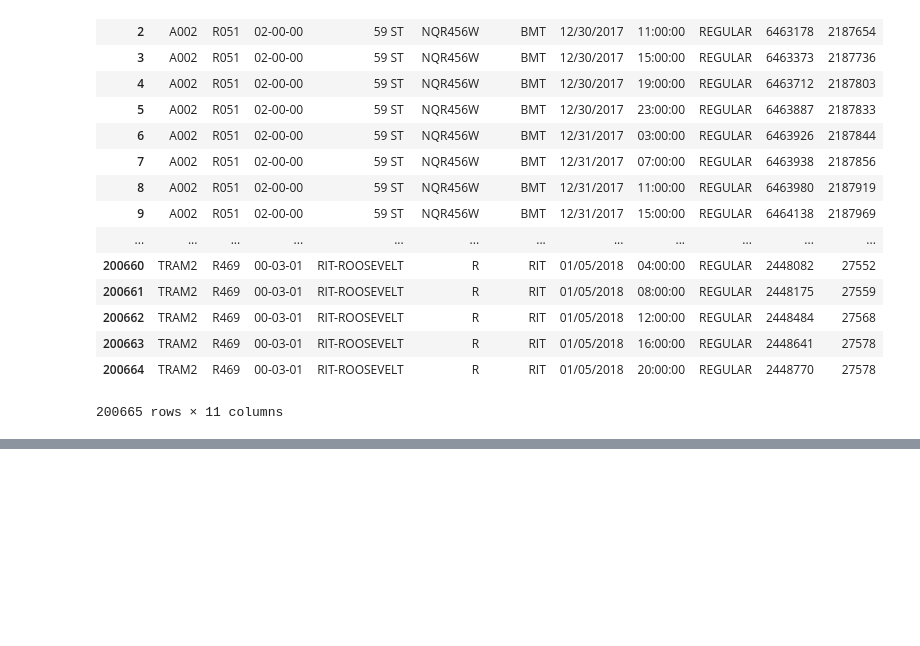
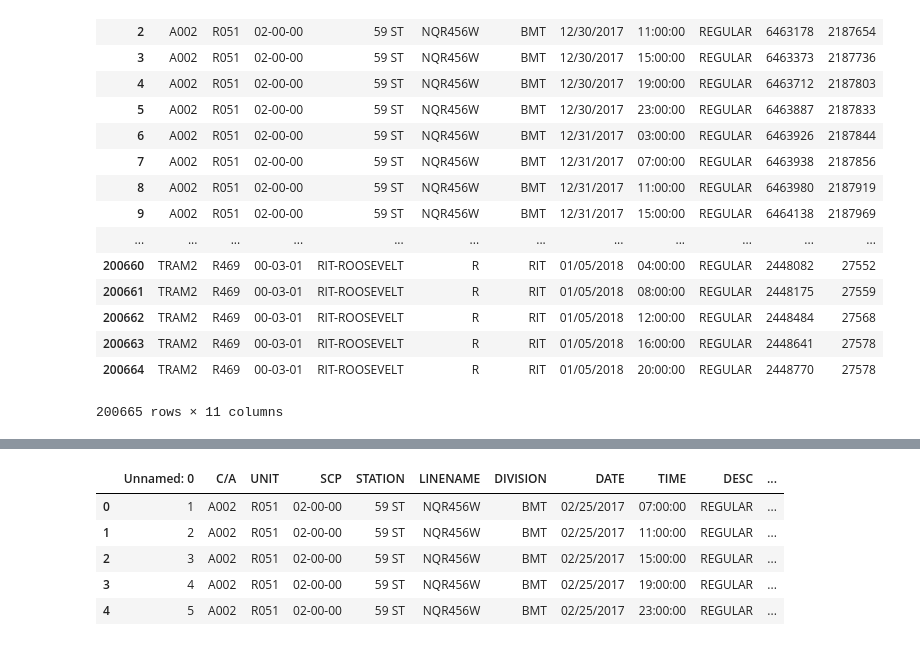
Before and after one commit to riyersk/MTAProject1Best, a Jupyter notebook: education_etc/Explore MTA data.ipynb, the cells around one changed output, grey strips where cells are left out. Saved outputs shown, nothing was run; the diff lists cells and outputs as text; code cells hidden in the pictures; blank space fills up the shorter version.

```diff
--- a/education_etc/Explore MTA data.ipynb
+++ b/education_etc/Explore MTA data.ipynb
@@ -50,0 +62,10 @@ turnstiles_df = get_data(week_nums)
+# %%
+mta_2017_df = pd.read_csv('../mta_data/year2017.csv')
+mta_2017_df.head()
+# %% [output]
+|  | Unnamed: 0 | C/A | UNIT | SCP | STATION | LINENAME | DIVISION | DATE | TIME | DESC | ... |
+| 0 | 1 | A002 | R051 | 02-00-00 | 59 ST | NQR456W | BMT | 02/25/2017 | 07:00:00 | REGULAR | ... |
+| 1 | 2 | A002 | R051 | 02-00-00 | 59 ST | NQR456W | BMT | 02/25/2017 | 11:00:00 | REGULAR | ... |
+| 2 | 3 | A002 | R051 | 02-00-00 | 59 ST | NQR456W | BMT | 02/25/2017 | 15:00:00 | REGULAR | ... |
+| 3 | 4 | A002 | R051 | 02-00-00 | 59 ST | NQR456W | BMT | 02/25/2017 | 19:00:00 | REGULAR | ... |
+| 4 | 5 | A002 | R051 | 02-00-00 | 59 ST | NQR456W | BMT | 02/25/2017 | 23:00:00 | REGULAR | ... |
```
Also changed, not shown: parts of 1 cell of this notebook.
